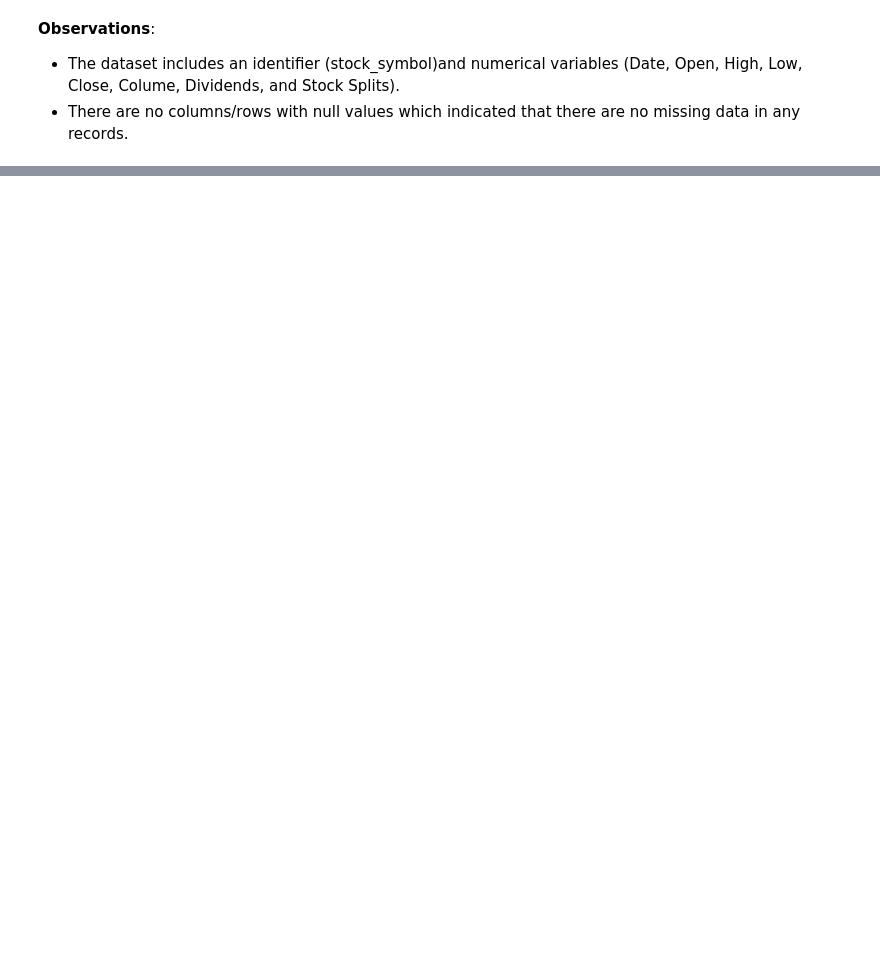
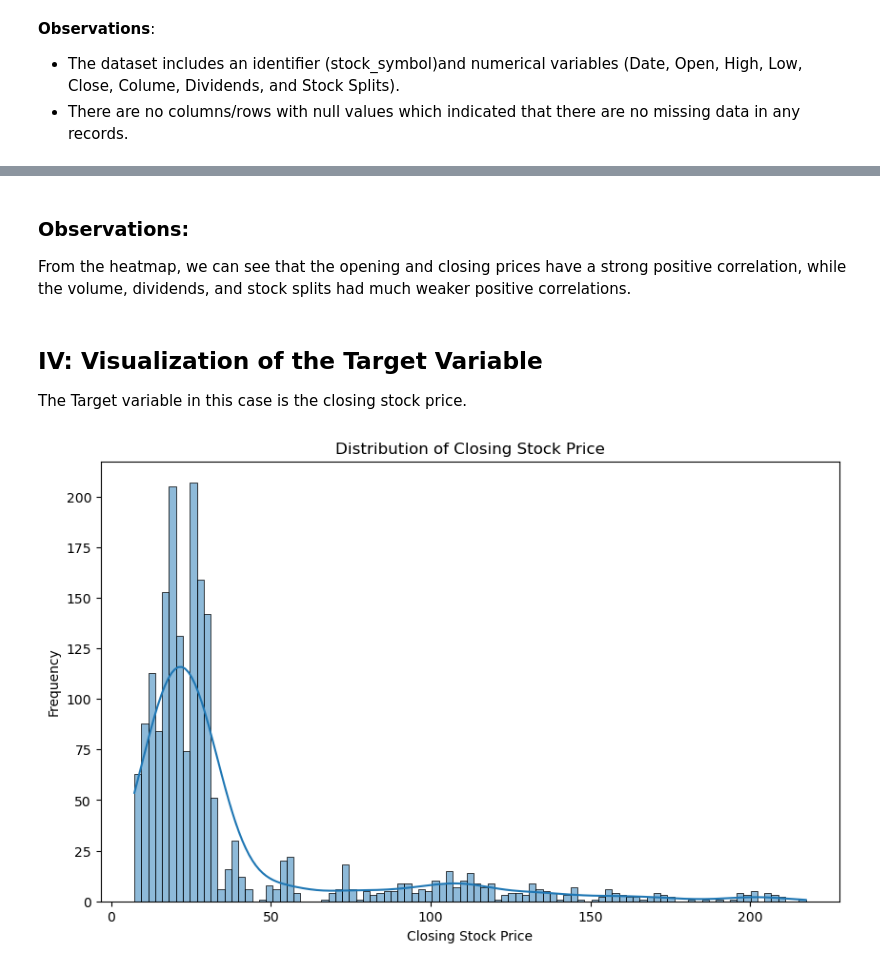
Before and after one commit to Hdubbs81/Stock_Predictor_Capstone, a Jupyter notebook: Stock_Predictor_Model_EDA.ipynb, the cells around one changed output, grey strips where cells are left out. Drawn from its saved outputs; the diff is of its cells as text; code cells hidden in the pictures; blank space fills up the shorter version.

```diff
--- a/Stock_Predictor_Model_EDA.ipynb
+++ b/Stock_Predictor_Model_EDA.ipynb
@@ -193,0 +179,16 @@ TypeError: unhashable type: 'numpy.ndarray'
+# %% [markdown]
+### Observations:
+From the heatmap, we can see that the opening and closing prices have a strong positive correlation, while the volume, dividends, and stock splits had much weaker positive correlations.
+# %% [markdown]
+## IV: Visualization of the Target Variable
+
+The Target variable in this case is the closing stock price.
+# %%
+plt.figure(figsize=(10, 6))
+sns.histplot(df['Close'], kde=True)
+plt.title('Distribution of Closing Stock Price')
+plt.xlabel('Closing Stock Price')
+plt.ylabel('Frequency')
+plt.show()
+# %% [output]
+[figure, added]
```
Also changed, not shown: parts of 34 cells of this notebook.
